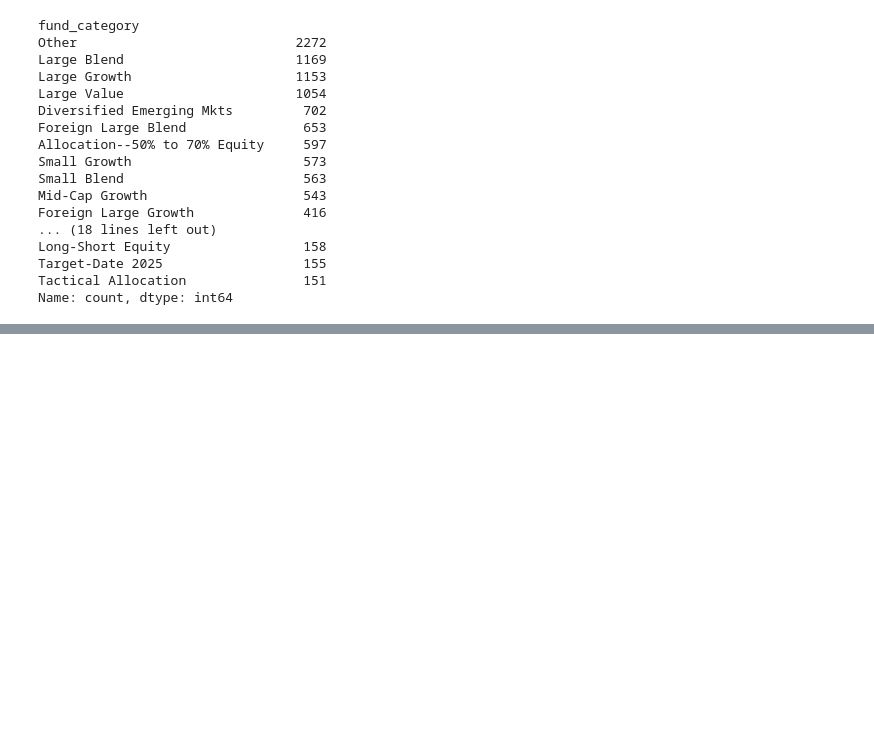
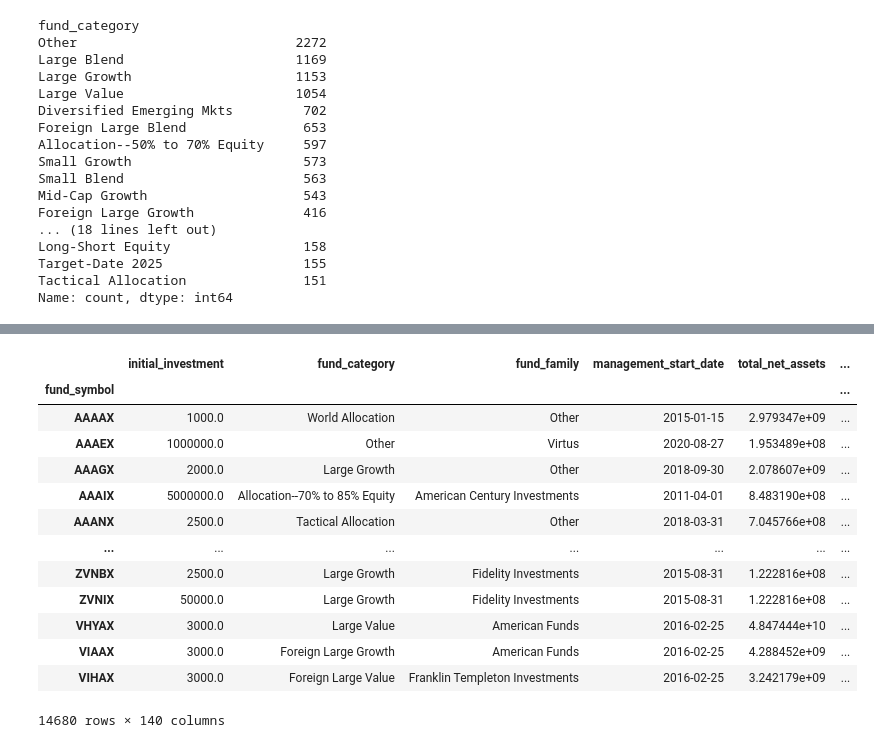
Before and after one commit to TRegan5/Project_4, a Jupyter notebook: daily_etfs.ipynb, the cells around one changed output, grey strips where cells are left out. Drawn from its saved outputs; the diff is of its cells as text; code cells hidden in the pictures; blank space fills up the shorter version.

```diff
--- a/daily_etfs.ipynb
+++ b/daily_etfs.ipynb
@@ -382,0 +365,4 @@ Name: count, dtype: int64
+# %%
+fund_family_type_count = mutualFunds["fund_family"].value_counts()[mutualFunds["fund_family"].value_counts() > 150]
+print(100*fund_family_type_count.sum()/len(mutualFunds))
+print(fund_family_type_count.count())
@@ -382,0 +372,6 @@ Name: count, dtype: int64
+# %%
+for cat in mutualFunds["fund_family"]:
+    if cat in fund_family_type_count.index.to_list():
+        next
+    else:
+        mutualFunds["fund_family"] = mutualFunds["fund_family"].replace(cat, "Other")
@@ -382,0 +400,5 @@ Name: count, dtype: int64
+# %%
+#finding threshhold to bin esg_peer_group
+esg_peer_type_count = mutualFunds["esg_peer_group"].value_counts()[mutualFunds["esg_peer_group"].value_counts() > 100]
+print(100* esg_peer_type_count.sum()/len(mutualFunds))
+print(esg_peer_type_count.count())
@@ -382,0 +408,9 @@ Name: count, dtype: int64
+# %%
+#check the bins of esg_peer_group
+esg_peer_type_count.index.to_list()
+#replace bins in dataframe for esg_peer_group
+for esg in mutualFunds["esg_peer_group"]:
+    if esg in esg_peer_type_count.index.to_list():
+        next
+    else:
+        mutualFunds["esg_peer_group"] = mutualFunds["esg_peer_group"].replace(esg, "Other")
@@ -382,0 +437,17 @@ Name: count, dtype: int64
+# %%
+mutualFunds
+# %% [output]
+|  | initial_investment | fund_category | fund_family | management_start_date | total_net_assets | ... |
+| fund_symbol |  |  |  |  |  | ... |
+| AAAAX | 1000.0 | World Allocation | Other | 2015-01-15 | 2.979347e+09 | ... |
+| AAAEX | 1000000.0 | Other | Virtus | 2020-08-27 | 1.953489e+08 | ... |
+| AAAGX | 2000.0 | Large Growth | Other | 2018-09-30 | 2.078607e+09 | ... |
+| AAAIX | 5000000.0 | Allocation--70% to 85% Equity | American Century Investments | 2011-04-01 | 8.483190e+08 | ... |
+| AAANX | 2500.0 | Tactical Allocation | Other | 2018-03-31 | 7.045766e+08 | ... |
+| ... | ... | ... | ... | ... | ... | ... |
+| ZVNBX | 2500.0 | Large Growth | Fidelity Investments | 2015-08-31 | 1.222816e+08 | ... |
+| ZVNIX | 50000.0 | Large Growth | Fidelity Investments | 2015-08-31 | 1.222816e+08 | ... |
+| VHYAX | 3000.0 | Large Value | American Funds | 2016-02-25 | 4.847444e+10 | ... |
+| VIAAX | 3000.0 | Foreign Large Growth | American Funds | 2016-02-25 | 4.288452e+09 | ... |
+| VIHAX | 3000.0 | Foreign Large Value | Franklin Templeton Investments | 2016-02-25 | 3.242179e+09 | ... |
+14680 rows × 140 columns
```
Also changed, not shown: parts of 12 cells of this notebook.
